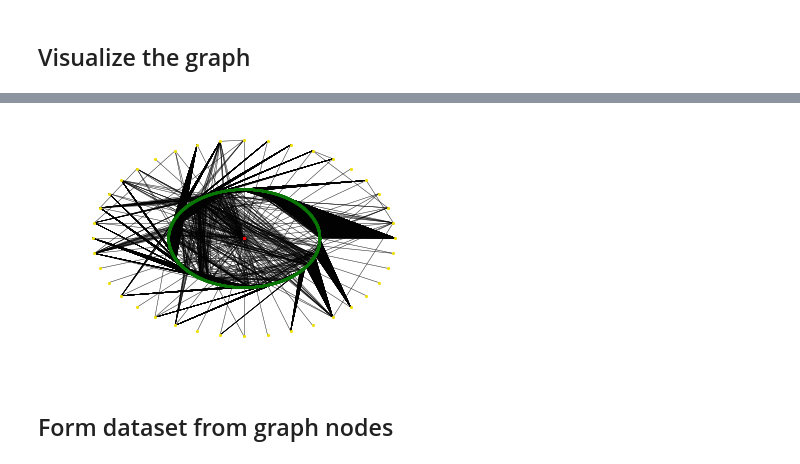
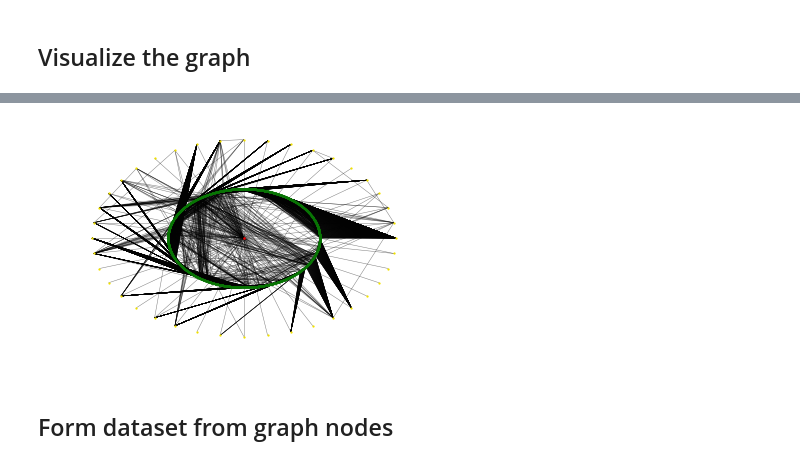
Before and after one commit to lapsya/100daysofcode, a Jupyter notebook: graph_clustering/vk_graph.ipynb, the cells around one changed output, grey strips where cells are left out. Saved outputs shown, nothing was run; the diff lists cells and outputs as text; code cells hidden in the pictures.

```diff
--- a/graph_clustering/vk_graph.ipynb
+++ b/graph_clustering/vk_graph.ipynb
@@ -268,13 +260,13 @@ colors = ['#f20000', '#f0e000', '#097505', '#07edb3', '#0791ed', '#0716ed', '#9d
 #nx.draw(main_graph, pos=pos, node_color='pink', edge_color='black', node_size=1)
 
 def draw_graph_waves(graph, pos, filename, labels_nodes):
-    for label, nodes in sorted(labels_nodes.items(), reverse=True):
-        nx.draw_networkx_nodes(graph, pos, nodelist=nodes, node_color=colors[label], node_size=5 - 2 * label)
+    n_labels = len(labels_nodes)
+    for ind, (label, nodes) in enumerate(sorted(labels_nodes.items(), reverse=True)):
+        nx.draw_networkx_nodes(graph, pos, nodelist=nodes, node_color=colors[(n_labels - ind - 1) % len(colors)], node_size=ind + .5)
     nx.draw_networkx_edges(graph, pos, width=0.5, alpha=0.5)
 
     plt.axis('off')
     plt.savefig("{}.png".format(filename), dpi=1000, orientation='portrait', transparent=False, bbox_inches=None, pad_inches=0.1)
 
 draw_graph_waves(graph_piece, pos_shell, 'graph_shell', graph_piece.nodes_waves)
-draw_graph_waves(graph_piece, pos_shell, 'graph_shell', graph_piece.nodes_waves)
 # %% [output]
@@ -283,4 +275,4 @@ Wall time: 11.7 s
-[figure, old version]
+[figure, new version]
 # %% [markdown]
 ## Form dataset from graph nodes
 # %%
```
Also changed, not shown: parts of 31 cells of this notebook, 1 other file.
